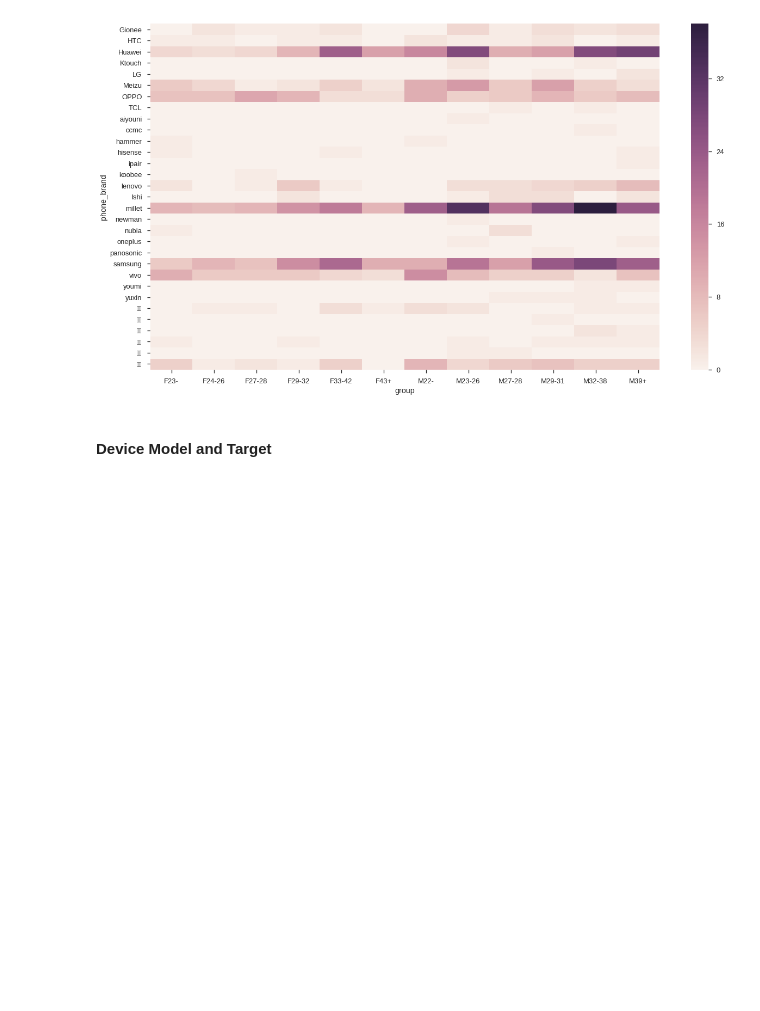
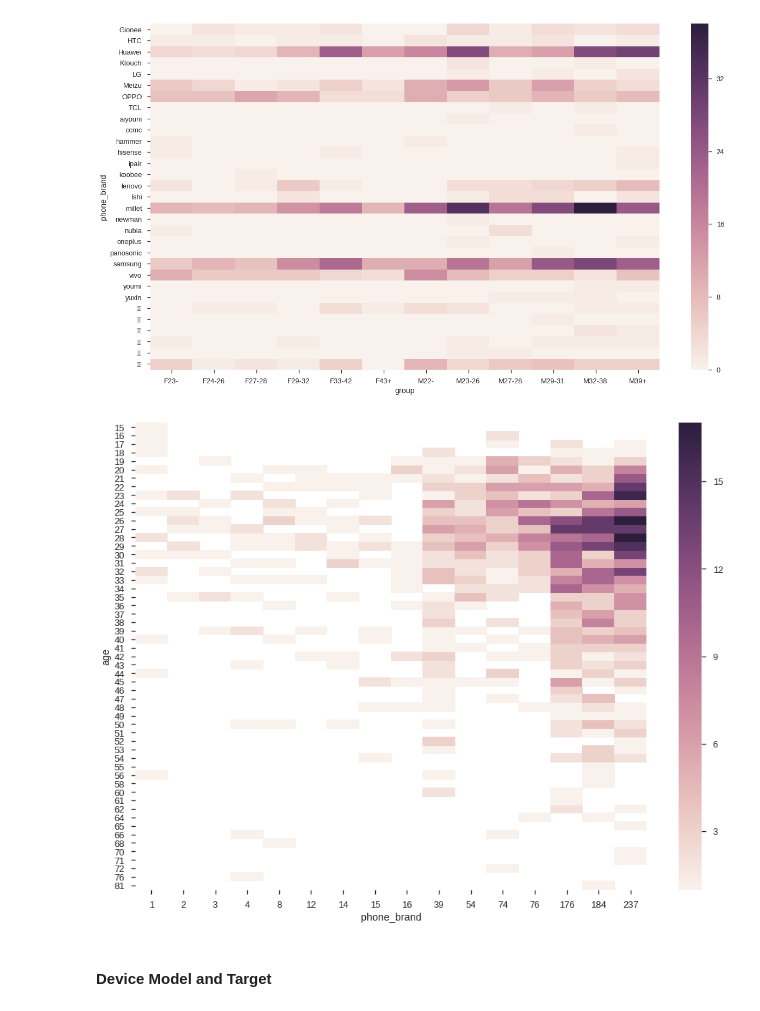
Before and after one commit to numb3r33/TalkingData, a Jupyter notebook: notebooks/UnderstandProblemStatement.ipynb, the cells around one changed output. Cells and saved outputs as stored; diff of their text form; code cells hidden in the pictures; blank space fills up the shorter version.

Commit message:
Phone Brand and Device Model ( RF )

```diff
--- a/notebooks/UnderstandProblemStatement.ipynb
+++ b/notebooks/UnderstandProblemStatement.ipynb
@@ -2734,6 +2739,15 @@ sns.heatmap(df.groupby(['phone_brand', 'group']).size().unstack().fillna(0))
 plt.tight_layout();
 # %% [output]
 [figure]
+# %%
+# relationship of phone brand frequency with target
+
+phone_brand_freq = df.groupby('phone_brand')['phone_brand'].transform(lambda x: len(x))
+
+fig, ax = plt.subplots(1, figsize=(16, 12))
+sns.heatmap(df.groupby([phone_brand_freq, 'age']).size().unstack().T);
+# %% [output]
+[figure, added]
 # %% [markdown]
 #### Device Model and Target
 # %%
```
Also changed, not shown: parts of 11 cells of this notebook, 1 other file.
